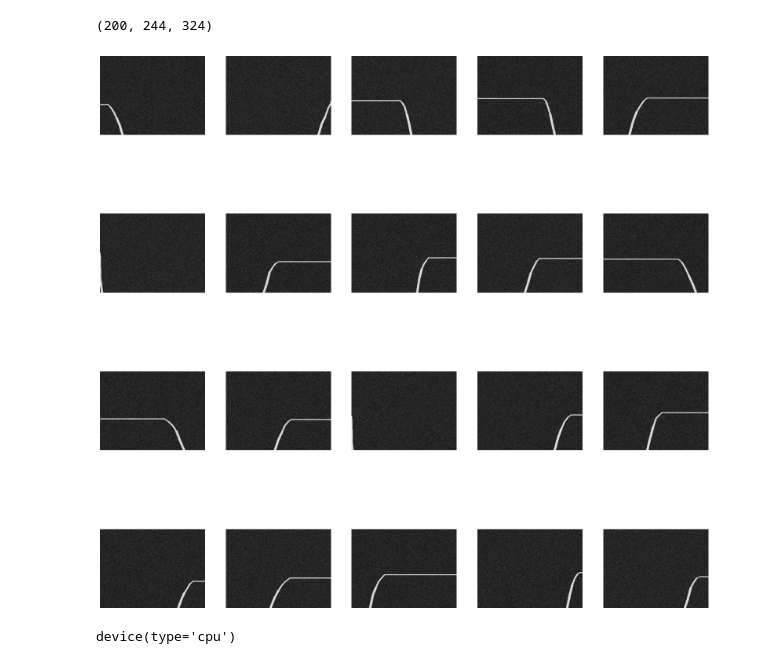
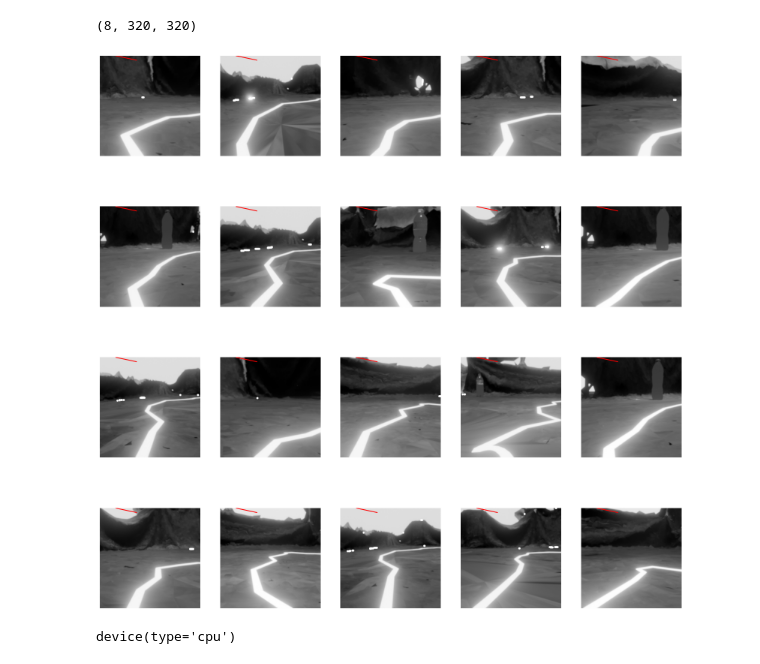
Before and after one commit to Brasey-on-github/IAA_Labs, a Jupyter notebook: lab5/pathfinding/nn/CNN.ipynb, the cells around one changed output. Saved outputs shown, nothing was run; the diff lists cells and outputs as text; code cells hidden in the pictures.

```diff
--- a/lab5/pathfinding/nn/CNN.ipynb
+++ b/lab5/pathfinding/nn/CNN.ipynb
@@ -66,3 +40,12 @@ print(test)
+# %%
+df = None
+df = pd.read_csv("../labels_peek.csv",sep=";")
+
+# Normalize the values
+# alredy done
+
+train, test = train_test_split(df,test_size=0.2)
+img_dir = "../image/"
 # %%
 import cv2
 def open_images(paths):
@@ -73,28 +56,32 @@ def open_images(paths):
 
         return np.array(images)
 # %%
-train_img = open_images(train["Image"])
-test_img = open_images(test["Image"])
+train_img = open_images(train["image"])
+test_img = open_images(test["image"])
 train_img.shape
 test_img.shape
 # %% [output]
-(200, 244, 324)
+(8, 320, 320)
 # %%
+import matplotlib.pyplot as plt
+import matplotlib.lines as mlines
+
+
 # Create a Matplotlib figure
 plt.figure(figsize=(20,20))
 
 # Generate a random sample of images each time the cell is run
 random_range = random.sample(range(1, len(train_img)), 20)
 
 for itr, i in enumerate(random_range, 1):
     image = train_img[i]
 
-    plt.subplot(4, 5, itr)
+    ax = plt.subplot(4, 5, itr)
     plt.imshow(image, cmap='gray')
     plt.axis('off')
 plt.show()
 # %% [output]
-[figure, old version]
+[figure, new version]
 # %%
 device = torch.device('cuda' if torch.cuda.is_available() else 'cpu')
 device
```
Also changed, not shown: parts of 4 cells of this notebook, 43 other files.
